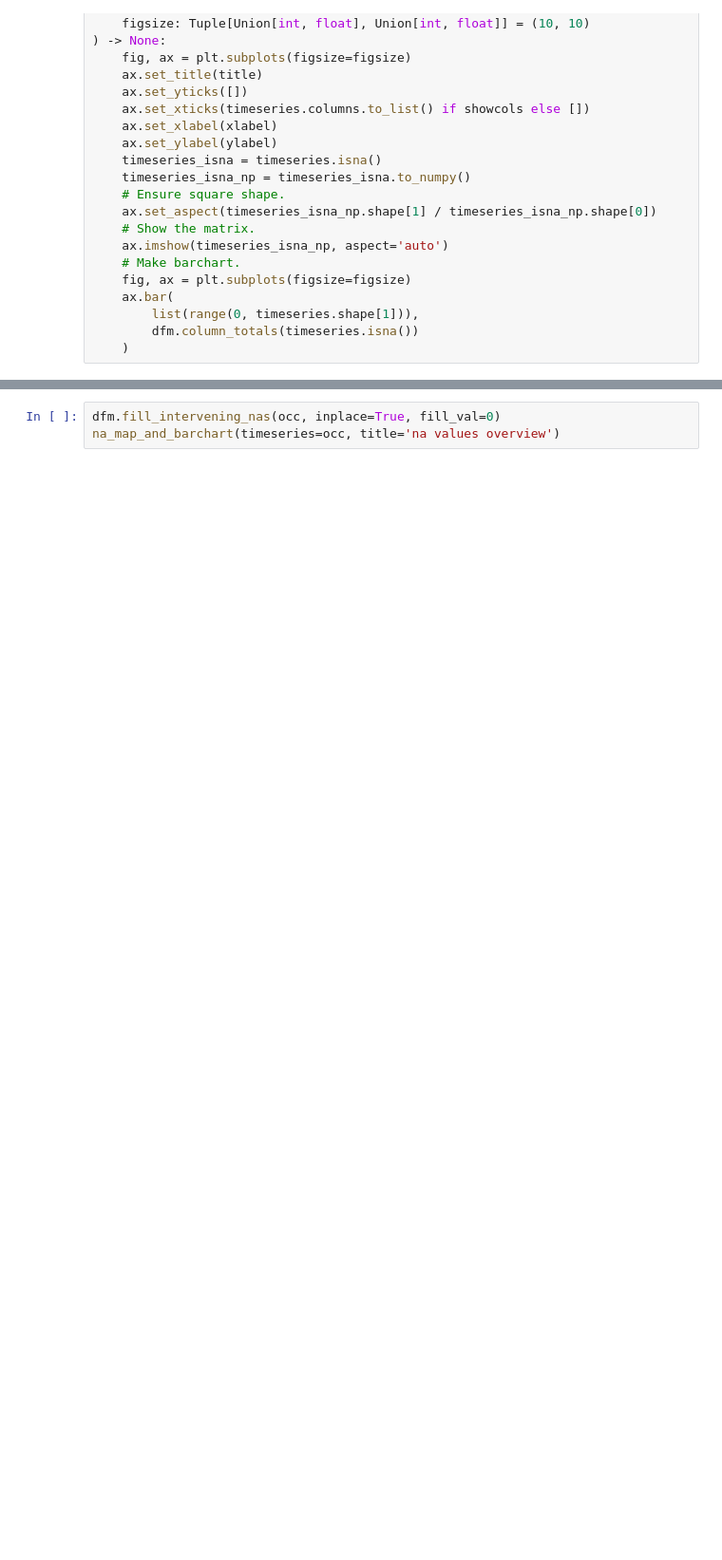
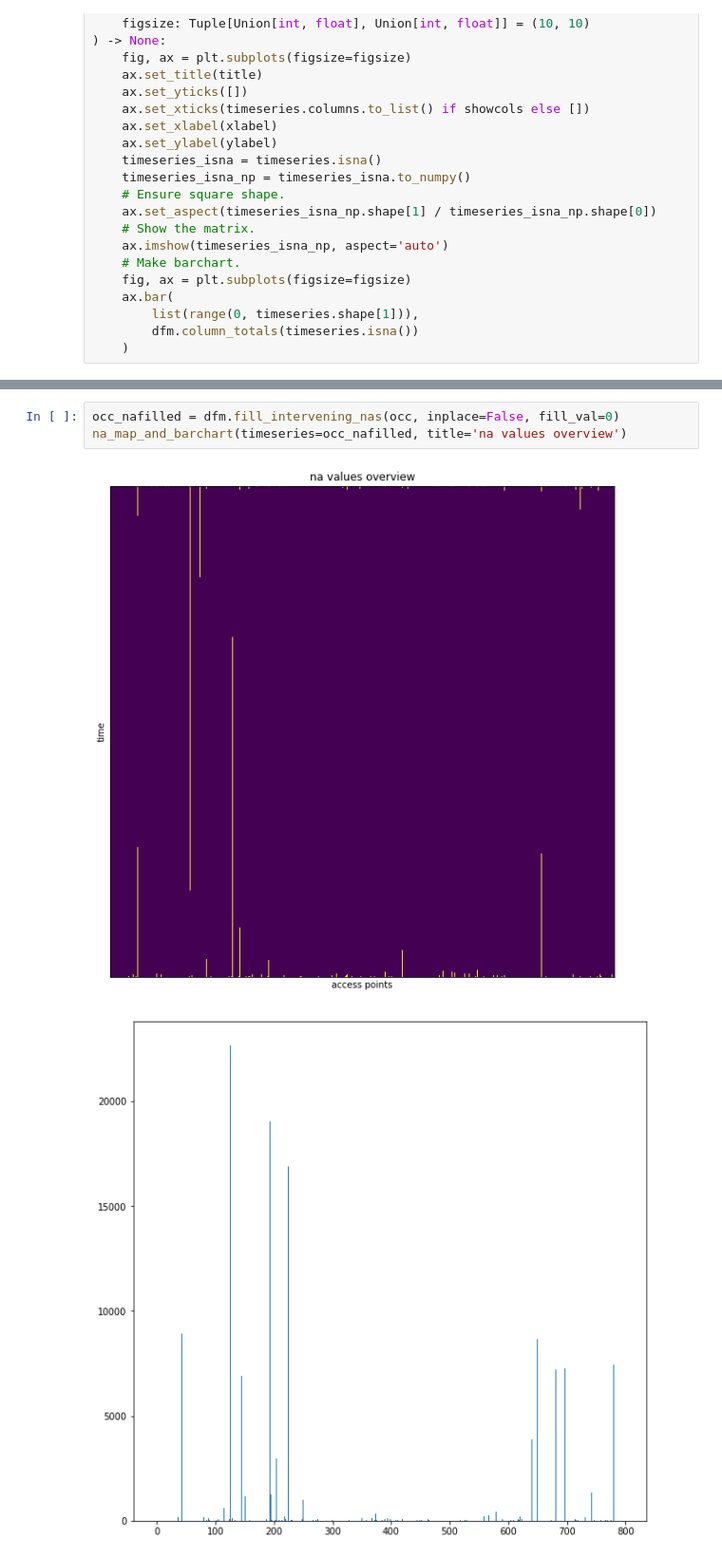
Before and after one commit to lux12337/wifi_occupancy, a Jupyter notebook: analytics-apps/missing-data.ipynb, the cells around one changed output, grey strips where cells are left out. Shown at 95% size. Saved outputs shown, nothing was run; the diff lists cells and outputs as text; blank space fills up the shorter version.

```diff
--- a/analytics-apps/missing-data.ipynb
+++ b/analytics-apps/missing-data.ipynb
@@ -65,3 +66,6 @@ na_map_and_barchart(timeseries=occ, title='na values overview')
 # %%
-dfm.fill_intervening_nas(occ, inplace=True, fill_val=0)
-na_map_and_barchart(timeseries=occ, title='na values overview')
+occ_nafilled = dfm.fill_intervening_nas(occ, inplace=False, fill_val=0)
+na_map_and_barchart(timeseries=occ_nafilled, title='na values overview')
+# %% [output]
+[figure, added]
+[figure, added]
```
Also changed, not shown: parts of 2 cells of this notebook.
